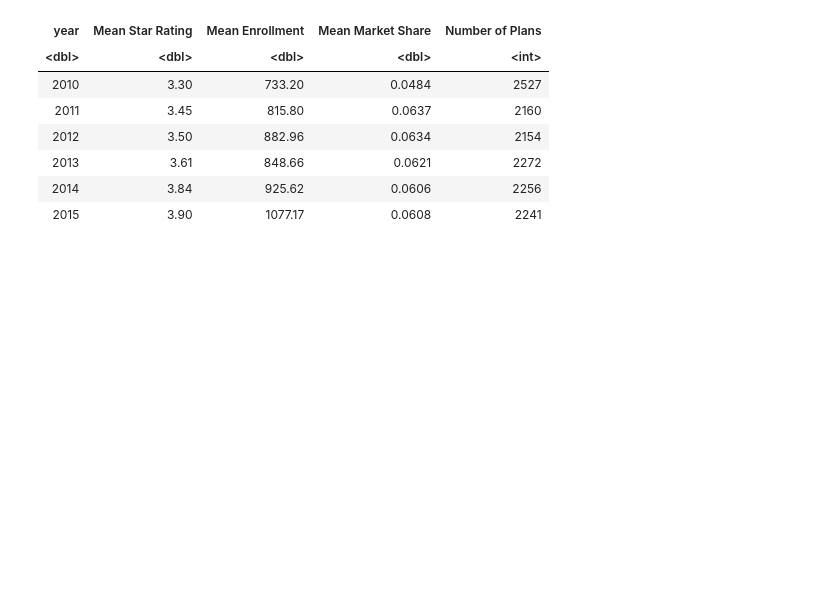
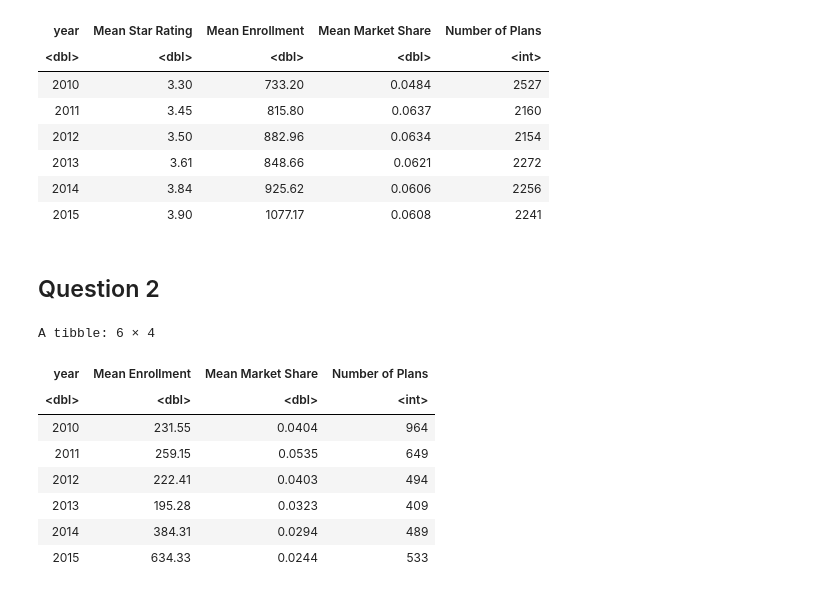
Before and after one commit to claireh481/hwk3, a Jupyter notebook: 3.1/3.1analysis.ipynb, the cells around one changed output. Saved outputs shown, nothing was run; the diff lists cells and outputs as text; code cells hidden in the pictures; blank space fills up the shorter version.

```diff
--- a/3.1/3.1analysis.ipynb
+++ b/3.1/3.1analysis.ipynb
@@ -80,3 +82,32 @@ A tibble: 6 × 5
 | 2013 | 3.61 | 848.66 | 0.0621 | 2272 |
 | 2014 | 3.84 | 925.62 | 0.0606 | 2256 |
 | 2015 | 3.90 | 1077.17 | 0.0608 | 2241 |
+# %% [markdown]
+## Question 2
+# %%
+# Question 2
+
+summary_no_stars <- plan_year %>%
+  filter(
+    year >= 2010 & year <= 2015,
+    is.na(Star_Rating)
+  ) %>%
+  group_by(year) %>%
+  summarize(
+    `Mean Enrollment` = round(mean(avg_enrollment, na.rm = TRUE), 2),
+    `Mean Market Share` = round(mean(ma_share, na.rm = TRUE), 4),
+    `Number of Plans` = n(),
+    .groups = "drop"
+  )
+
+summary_no_stars
+# %% [output]
+A tibble: 6 × 4
+| year | Mean Enrollment | Mean Market Share | Number of Plans |
+| <dbl> | <dbl> | <dbl> | <int> |
+| 2010 | 231.55 | 0.0404 | 964 |
+| 2011 | 259.15 | 0.0535 | 649 |
+| 2012 | 222.41 | 0.0403 | 494 |
+| 2013 | 195.28 | 0.0323 | 409 |
+| 2014 | 384.31 | 0.0294 | 489 |
+| 2015 | 634.33 | 0.0244 | 533 |
```
Also changed, not shown: parts of 22 cells of this notebook.
